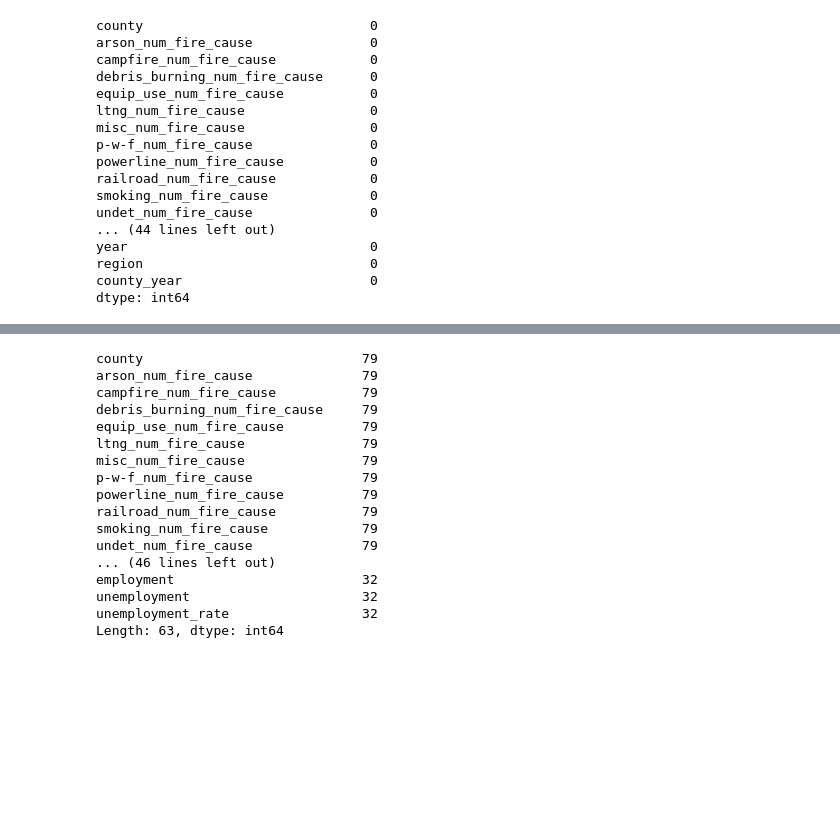
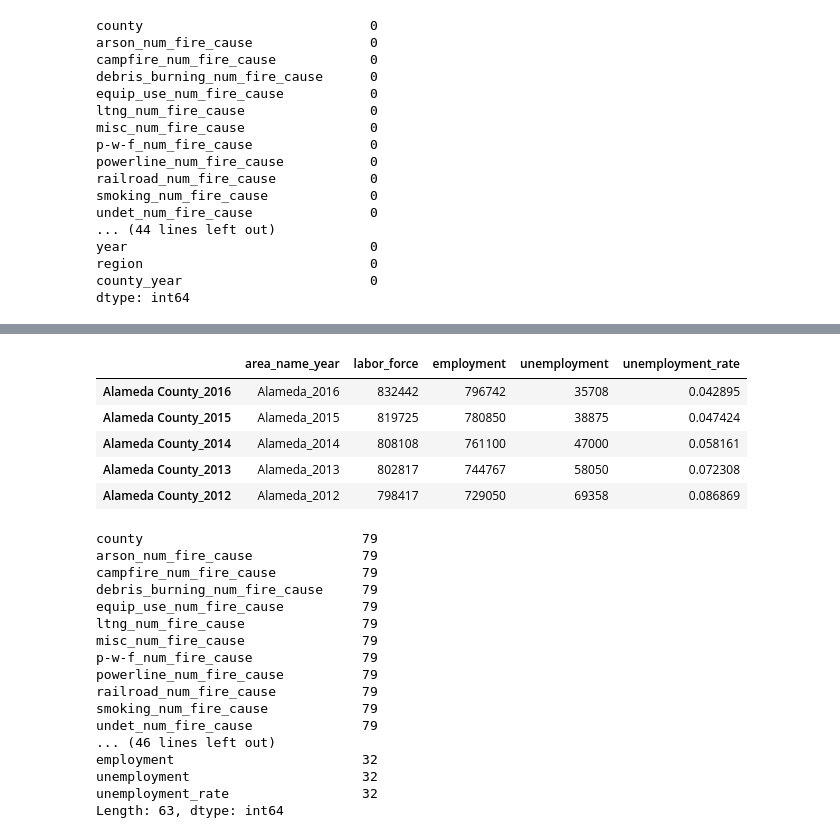
Before and after one commit to Davidloku1234567/project-client_project, a Jupyter notebook: Notebooks/unemployment_csv.ipynb, the cells around one changed output, grey strips where cells are left out. Drawn from its saved outputs; the diff is of its cells as text; code cells hidden in the pictures; blank space fills up the shorter version.

```diff
--- a/Notebooks/unemployment_csv.ipynb
+++ b/Notebooks/unemployment_csv.ipynb
@@ -324,3 +307,12 @@ dtype: int64
+# %%
+new_df.head()
+# %% [output]
+|  | area_name_year | labor_force | employment | unemployment | unemployment_rate |
+| Alameda County_2016 | Alameda_2016 | 832442 | 796742 | 35708 | 0.042895 |
+| Alameda County_2015 | Alameda_2015 | 819725 | 780850 | 38875 | 0.047424 |
+| Alameda County_2014 | Alameda_2014 | 808108 | 761100 | 47000 | 0.058161 |
+| Alameda County_2013 | Alameda_2013 | 802817 | 744767 | 58050 | 0.072308 |
+| Alameda County_2012 | Alameda_2012 | 798417 | 729050 | 69358 | 0.086869 |
 # %%
 new_new_df.isna().sum()
 # %% [output]
```
Also changed, not shown: parts of 10 cells of this notebook, 52 other files.
